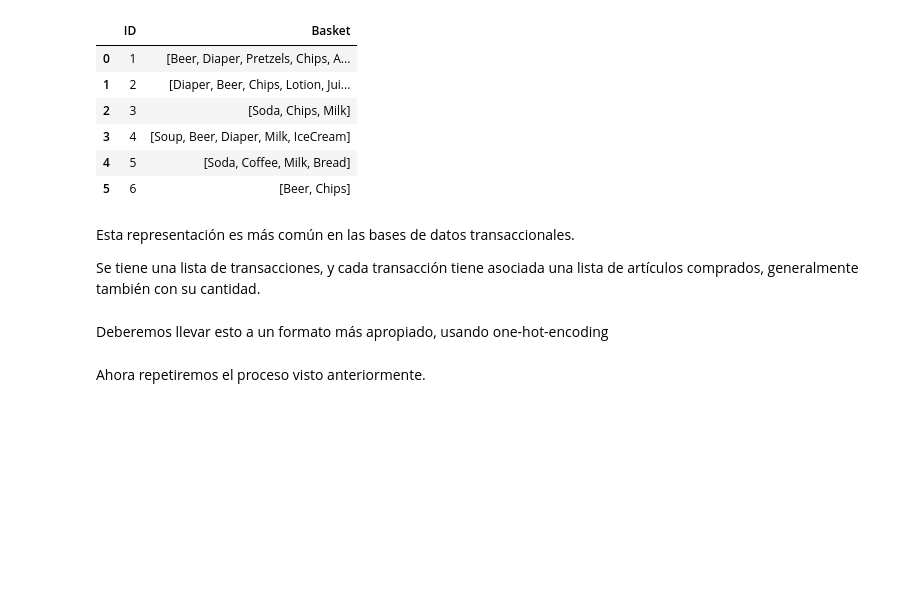
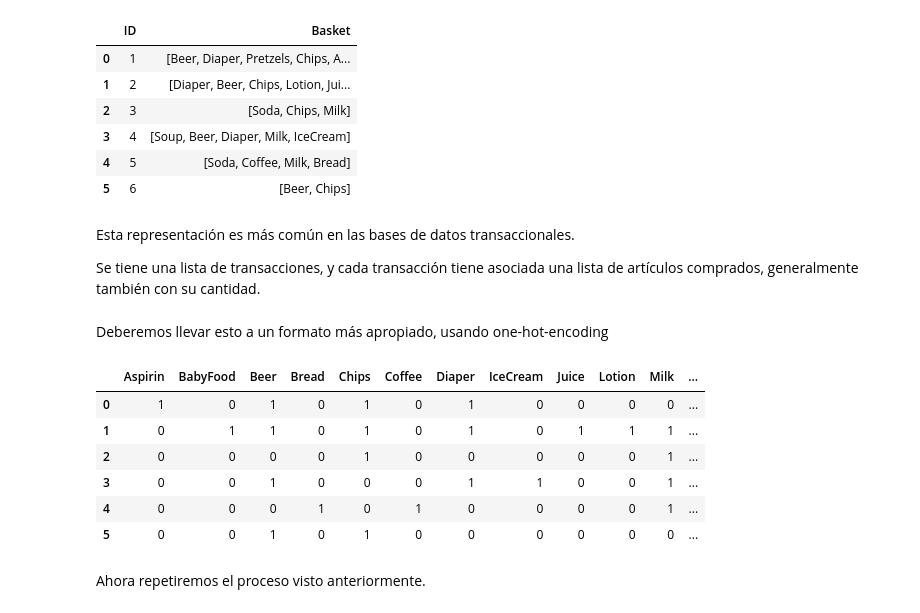
Before and after one commit to GdRottoli/notebooks, a Jupyter notebook: notebooks/3.05.gdr.association_rules.ipynb, the cells around one changed output. Saved outputs shown, nothing was run; the diff lists cells and outputs as text; code cells hidden in the pictures; blank space fills up the shorter version.

```diff
--- a/notebooks/3.05.gdr.association_rules.ipynb
+++ b/notebooks/3.05.gdr.association_rules.ipynb
@@ -127,7 +127,16 @@ Deberemos llevar esto a un formato más apropiado, usando one-hot-encoding
 # %%
 from sklearn.preprocessing import MultiLabelBinarizer
 binarizer = MultiLabelBinarizer()
 retail_transformed = pd.DataFrame(binarizer.fit_transform(retail.Basket), columns=binarizer.classes_)
+retail_transformed
+# %% [output]
+|  | Aspirin | BabyFood | Beer | Bread | Chips | Coffee | Diaper | IceCream | Juice | Lotion | Milk | ... |
+| 0 | 1 | 0 | 1 | 0 | 1 | 0 | 1 | 0 | 0 | 0 | 0 | ... |
+| 1 | 0 | 1 | 1 | 0 | 1 | 0 | 1 | 0 | 1 | 1 | 1 | ... |
+| 2 | 0 | 0 | 0 | 0 | 1 | 0 | 0 | 0 | 0 | 0 | 1 | ... |
+| 3 | 0 | 0 | 1 | 0 | 0 | 0 | 1 | 1 | 0 | 0 | 1 | ... |
+| 4 | 0 | 0 | 0 | 1 | 0 | 1 | 0 | 0 | 0 | 0 | 1 | ... |
+| 5 | 0 | 0 | 1 | 0 | 1 | 0 | 0 | 0 | 0 | 0 | 0 | ... |
 # %% [markdown]
 Ahora repetiremos el proceso visto anteriormente.
 # %%
```
Also changed, not shown: parts of 5 cells of this notebook, 5 other files.
